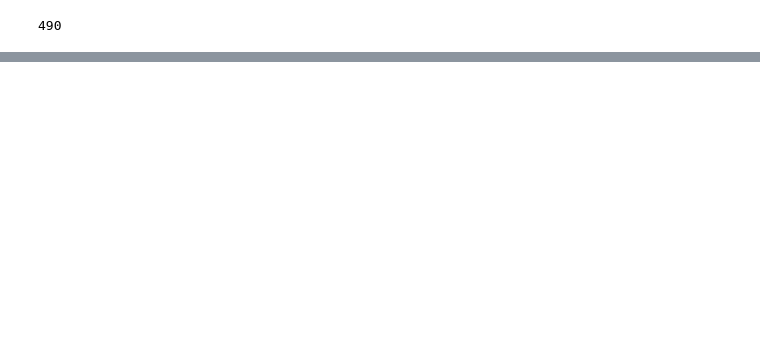
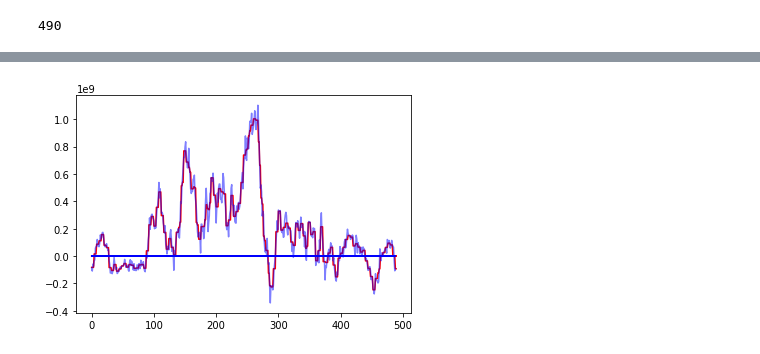
Before and after one commit to timothyyu/wsae-lstm, a Jupyter notebook: notebooks/2a_wavelet_tvt_split_exploration.ipynb, the cells around one changed output, grey strips where cells are left out. Cells and saved outputs as stored; diff of their text form; code cells hidden in the pictures; blank space fills up the shorter version.

```diff
--- a/notebooks/2a_wavelet_tvt_split_exploration.ipynb
+++ b/notebooks/2a_wavelet_tvt_split_exploration.ipynb
@@ -162,0 +178,9 @@ plt.plot(data.values,'b',alpha=0.5);
+# %%
+denoised_data_train = waveletSmooth(dict_dataframes_index['csi300 index data'][1][1].values);
+denoised_data_validate = waveletSmooth(dict_dataframes_index['csi300 index data'][1][2].values);
+denoised_data_test = waveletSmooth(dict_dataframes_index['csi300 index data'][1][3].values);
+# %%
+plt.plot(denoised_data_train,'r');
+plt.plot(dict_dataframes_index['csi300 index data'][1][1].values,'b',alpha=0.5);
+# %% [output]
+[figure, added]
```
Also changed, not shown: parts of 9 cells of this notebook, 12 other files.
